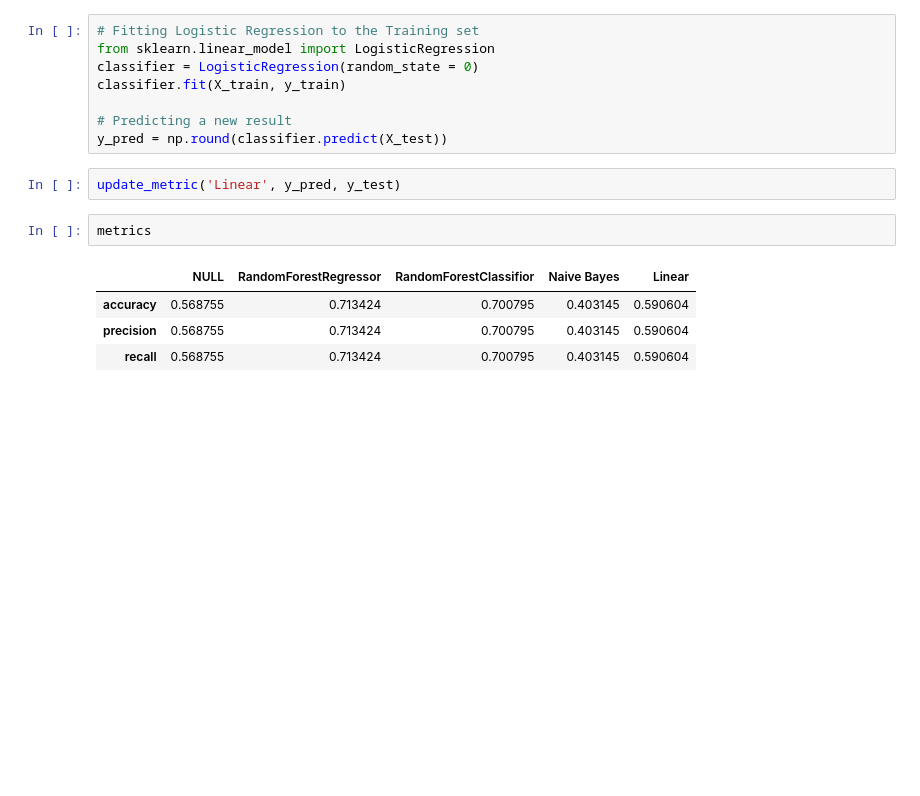
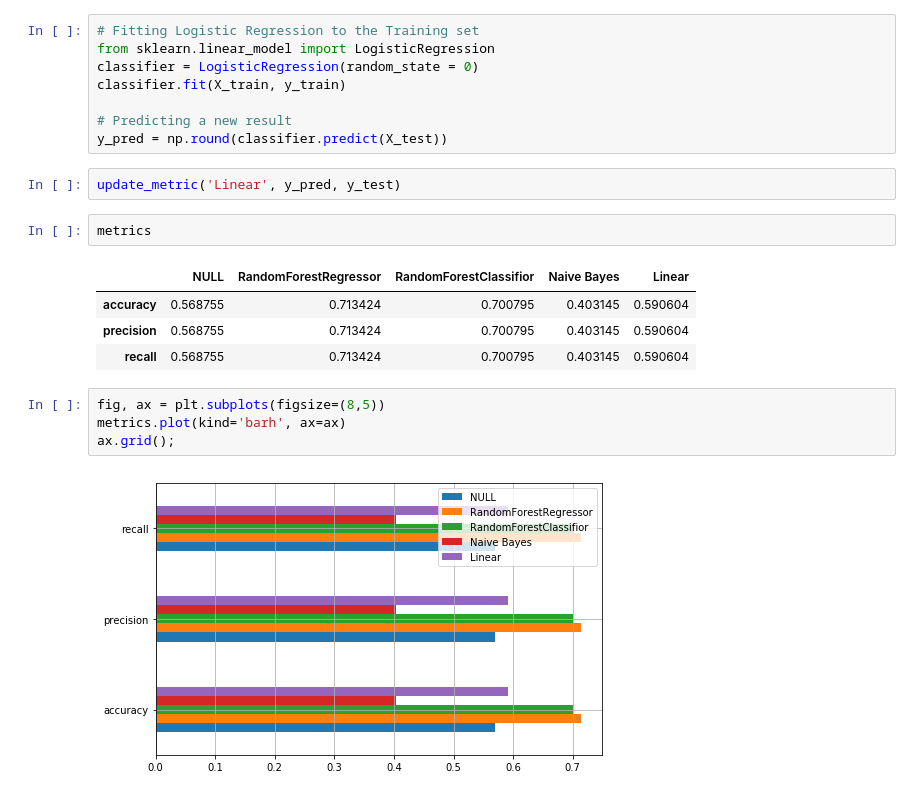
Before and after one commit to namanjn1988/EarthQuakeDamage, a Jupyter notebook: EarthQuakePrediction.ipynb, the cells around one changed output. Drawn from its saved outputs; the diff is of its cells as text; blank space fills up the shorter version.

Commit message:
model accuracy plotted in graph

```diff
--- a/EarthQuakePrediction.ipynb
+++ b/EarthQuakePrediction.ipynb
@@ -239,3 +261,9 @@ metrics
 | accuracy | 0.568755 | 0.713424 | 0.700795 | 0.403145 | 0.590604 |
 | precision | 0.568755 | 0.713424 | 0.700795 | 0.403145 | 0.590604 |
 | recall | 0.568755 | 0.713424 | 0.700795 | 0.403145 | 0.590604 |
+# %%
+fig, ax = plt.subplots(figsize=(8,5))
+metrics.plot(kind='barh', ax=ax)
+ax.grid();
+# %% [output]
+[figure, added]
```
Also changed, not shown: parts of 7 cells of this notebook.
